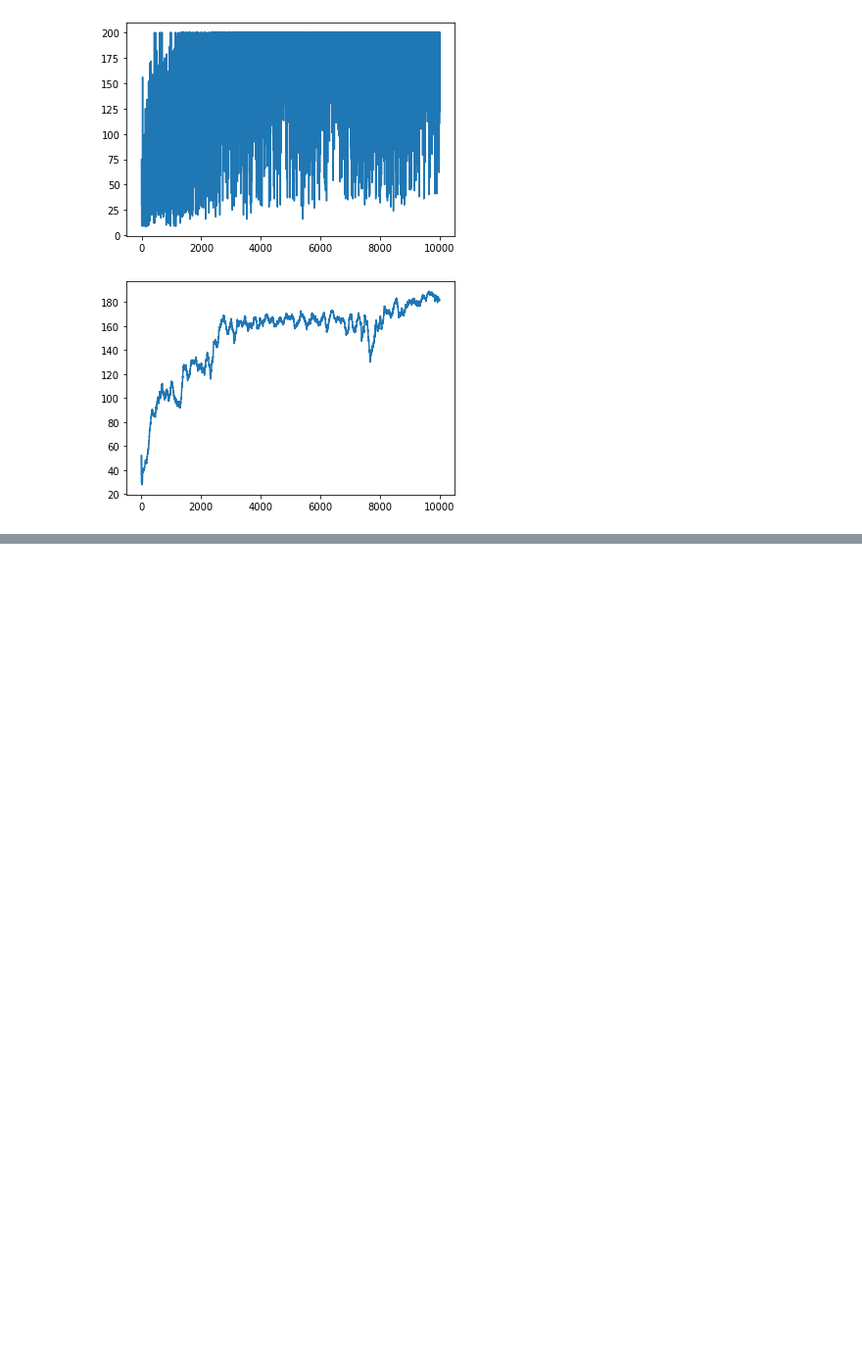
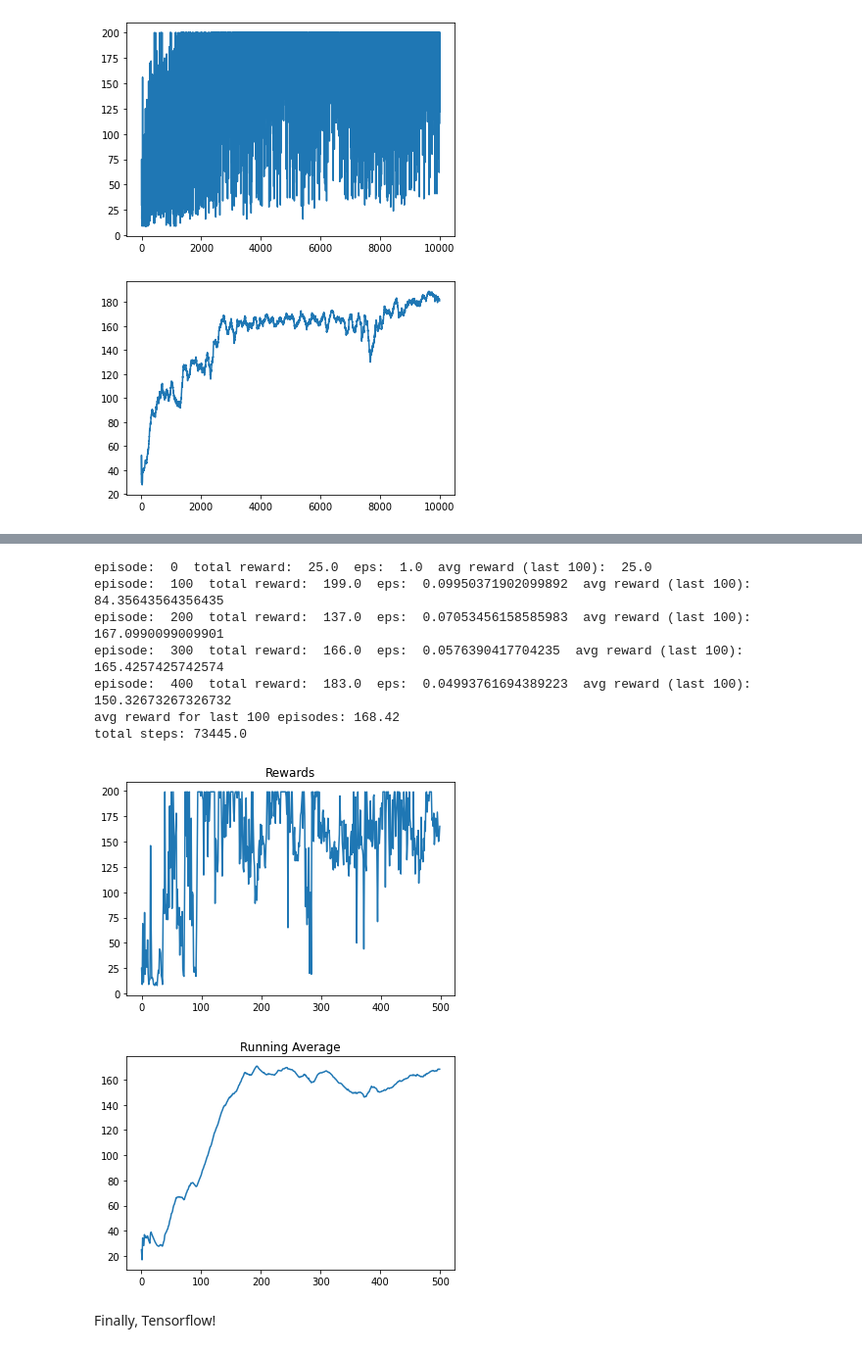
Before and after one commit to Rasputin1127/StarcraftII_Agent_AI, a Jupyter notebook: learning_notebooks/RL_Learning.ipynb, the cells around one changed output, grey strips where cells are left out. Shown: that part at 98% size. Saved outputs shown, nothing was run; the diff lists cells and outputs as text; code cells hidden in the pictures; blank space fills up the shorter version.

```diff
--- a/learning_notebooks/RL_Learning.ipynb
+++ b/learning_notebooks/RL_Learning.ipynb
@@ -321,0 +480,11 @@ plot_running_avg(totalrewards)
+# %%
+class SGDRegressor:
+  def __init__(self, D):
+    self.w = np.random.randn(D) / np.sqrt(D)
+    self.lr = 0.1
+
+  def partial_fit(self, X, Y):
+    self.w += self.lr * (Y - X.dot(self.w)).dot(X)
+
+  def predict(self, X):
+    return X.dot(self.w)
@@ -321,0 +564,46 @@ plot_running_avg(totalrewards)
+# %%
+def plot_running_avg(totalrewards):
+  N = len(totalrewards)
+  running_avg = np.empty(N)
+  for t in range(N):
+    running_avg[t] = totalrewards[max(0, t-100):(t+1)].mean()
+  plt.plot(running_avg)
+  plt.title("Running Average")
+  plt.show()
+# %%
+# main
+env = gym.make('CartPole-v0')
+ft = FeatureTransformer(env)
+model = Model(env, ft)
+gamma = 0.99
+
+N = 500
+totalrewards = np.empty(N)
+costs = np.empty(N)
+for n in range(N):
+  eps = 1.0/np.sqrt(n+1)
+  totalreward = play_one(env, model, eps, gamma)
+  totalrewards[n] = totalreward
+  if n % 100 == 0:
+    print("episode: ", n, " total reward: ", totalreward, " eps: ", eps, " avg reward (last 100): ", totalrewards[max(0, n-100):(n+1)].mean())
+
+print("avg reward for last 100 episodes:", totalrewards[-100:].mean())
+print("total steps:", totalrewards.sum())
+
+plt.plot(totalrewards)
+plt.title("Rewards")
+plt.show()
+
+plot_running_avg(totalrewards)
+# %% [output]
+episode:  0  total reward:  25.0  eps:  1.0  avg reward (last 100):  25.0
+episode:  100  total reward:  199.0  eps:  0.09950371902099892  avg reward (last 100):  84.35643564356435
+episode:  200  total reward:  137.0  eps:  0.07053456158585983  avg reward (last 100):  167.0990099009901
+episode:  300  total reward:  166.0  eps:  0.0576390417704235  avg reward (last 100):  165.4257425742574
+episode:  400  total reward:  183.0  eps:  0.04993761694389223  avg reward (last 100):  150.32673267326732
+avg reward for last 100 episodes: 168.42
+total steps: 73445.0
+[figure, added]
+[figure, added]
+# %% [markdown]
+Finally, Tensorflow!
```
Also changed, not shown: parts of 19 cells of this notebook.
